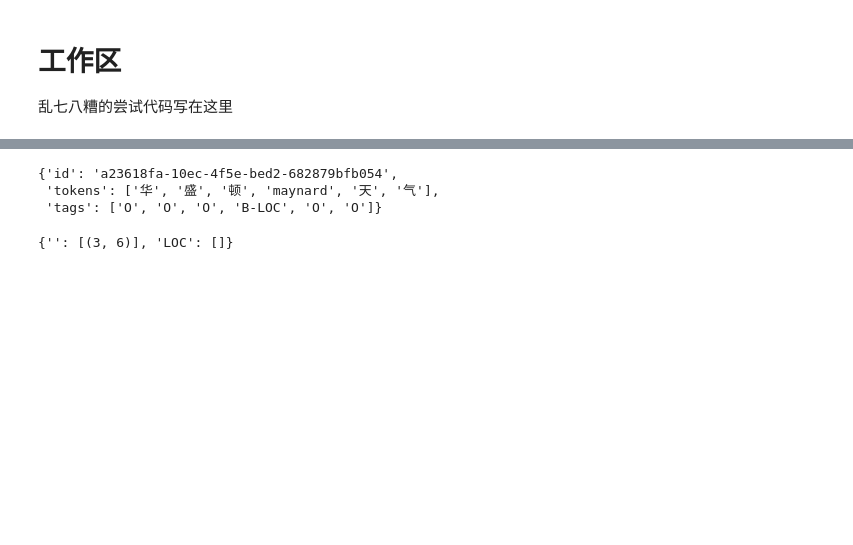
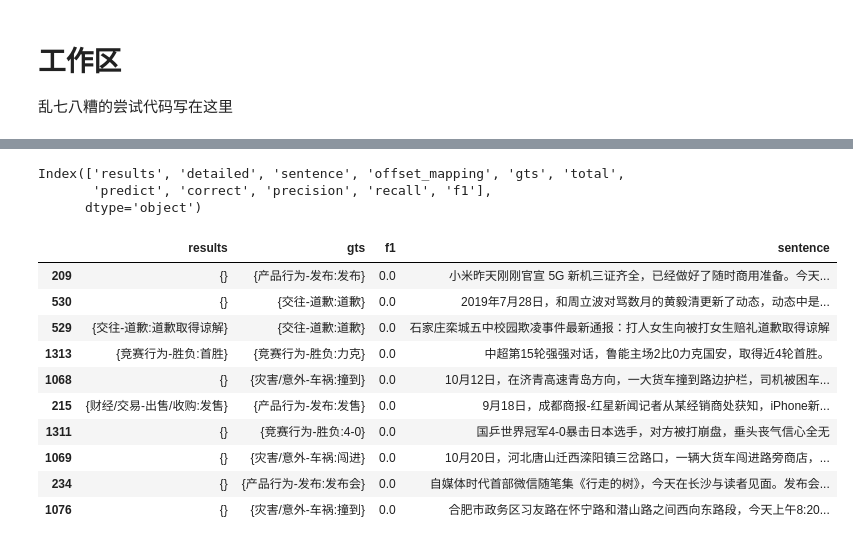
Before and after one commit to 1170500820/DLtools, a Jupyter notebook: analyze_ui_temp.ipynb, the cells around one changed output, grey strips where cells are left out. Saved outputs shown, nothing was run; the diff lists cells and outputs as text; code cells hidden in the pictures; blank space fills up the shorter version.

```diff
--- a/analyze_ui_temp.ipynb
+++ b/analyze_ui_temp.ipynb
@@ -290,10 +208,45 @@ visualize.plot_value_distribution_1d(lengths)
-# %%
-d[0].data
-# %% [output]
-{'id': 'a23618fa-10ec-4f5e-bed2-682879bfb054',
- 'tokens': ['华', '盛', '顿', 'maynard', '天', '气'],
- 'tags': ['O', 'O', 'O', 'B-LOC', 'O', 'O']}
-# %%
-BIO_to_spandict(d[0].data['tags'])
-# %% [output]
-{'': [(3, 6)], 'LOC': []}
+# %%
+import pickle
+import pandas as pd
+
+data_path = 'temp_data/PLMEE_Trigger.averaged_loss.fixed-EvalResults.pk'
+
+data = pickle.load(open(data_path, 'rb'))
+gt = data['gts'][0]
+preds = data['preds']
+# %%
+pred_frame = pd.DataFrame(preds[-1])
+pred_results = list(set(x) for x in pred_frame['results'].tolist())
+gts = list(set(x) for x in gt)
+pred_frame['results'] = pred_results
+pred_frame['gts'] = gts
+
+# 计算三个数
+pred_frame['total'] = pred_frame['gts'].str.len()
+pred_frame['predict'] = pred_frame['results'].str.len()
+pred_frame['correct'] = pred_frame.apply(lambda x: len(x.results.intersection(x.gts)), axis=1)
+
+# 计算precision和recall
+pred_frame['precision'] = pred_frame.apply(lambda x: x.correct / x.predict if x.predict != 0 else 0, axis=1)
+pred_frame['recall'] = pred_frame.apply(lambda x: x.correct / x.total if x.total != 0 else 0, axis=1)
+pred_frame['f1'] = pred_frame.apply(lambda x: (2 * x.recall * x.precision) / (x.recall + x.precision) if x.recall + x.precision != 0 else 0, axis=1)
+# %%
+pred_frame.keys()
+# %% [output]
+Index(['results', 'detailed', 'sentence', 'offset_mapping', 'gts', 'total',
+       'predict', 'correct', 'precision', 'recall', 'f1'],
+      dtype='object')
+# %%
+pred_frame.sort_values(by='f1')[['results', 'gts', 'f1', 'sentence']][10:20]
+# %% [output]
+|  | results | gts | f1 | sentence |
+| 209 | {} | {产品行为-发布:发布} | 0.0 | 小米昨天刚刚官宣 5G 新机三证齐全，已经做好了随时商用准备。今天... |
+| 530 | {} | {交往-道歉:道歉} | 0.0 | 2019年7月28日，和周立波对骂数月的黄毅清更新了动态，动态中是... |
+| 529 | {交往-道歉:道歉取得谅解} | {交往-道歉:道歉} | 0.0 | 石家庄栾城五中校园欺凌事件最新通报：打人女生向被打女生赔礼道歉取得谅解 |
+| 1313 | {竞赛行为-胜负:首胜} | {竞赛行为-胜负:力克} | 0.0 | 中超第15轮强强对话，鲁能主场2比0力克国安，取得近4轮首胜。 |
+| 1068 | {} | {灾害/意外-车祸:撞到} | 0.0 | 10月12日，在济青高速青岛方向，一大货车撞到路边护栏，司机被困车... |
+| 215 | {财经/交易-出售/收购:发售} | {产品行为-发布:发售} | 0.0 | 9月18日，成都商报-红星新闻记者从某经销商处获知，iPhone新... |
+| 1311 | {} | {竞赛行为-胜负:4-0} | 0.0 | 国乒世界冠军4-0暴击日本选手，对方被打崩盘，垂头丧气信心全无 |
+| 1069 | {} | {灾害/意外-车祸:闯进} | 0.0 | 10月20日，河北唐山迁西滦阳镇三岔路口，一辆大货车闯进路旁商店，... |
+| 234 | {} | {产品行为-发布:发布会} | 0.0 | 自媒体时代首部微信随笔集《行走的树》，今天在长沙与读者见面。发布会... |
+| 1076 | {} | {灾害/意外-车祸:撞到} | 0.0 | 合肥市政务区习友路在怀宁路和潜山路之间西向东路段，今天上午8:20... |
```
Also changed, not shown: parts of 6 cells of this notebook, 3 other files.
